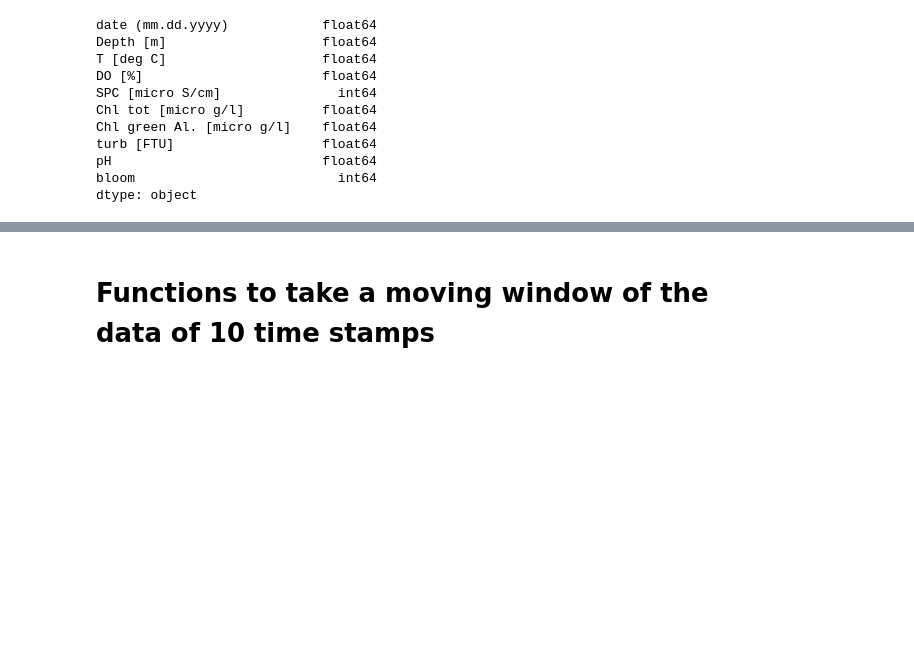
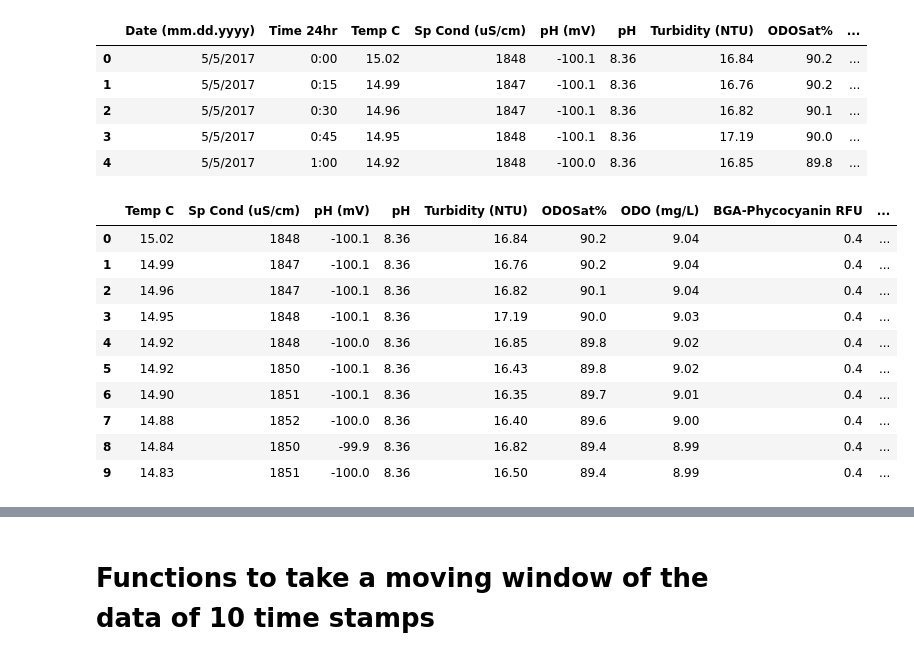
Before and after one commit to mccomackjp/algae-bloom-prediction, a Jupyter notebook: notebooks/models/New_CNN_with_keras.ipynb, the cells around one changed output, grey strips where cells are left out. Cells and saved outputs as stored; diff of their text form; code cells hidden in the pictures; blank space fills up the shorter version.

```diff
--- a/notebooks/models/New_CNN_with_keras.ipynb
+++ b/notebooks/models/New_CNN_with_keras.ipynb
@@ -47,20 +46,34 @@ dataset.head(5)
 # %%
 from datetime import datetime
 
-dataset['date (mm.dd.yyyy)'] = pd.to_datetime(dataset['date (mm.dd.yyyy)'])
-
+timestamp = dataset['Date (mm.dd.yyyy)'] + ' '+ dataset['Time 24hr']
+timestamp = pd.to_datetime(timestamp)
+dataset['Timestamp'] = timestamp
+dataset.head()
 #converts the date object to a numerical representation of that object
-dataset['date (mm.dd.yyyy)'] = (dataset['date (mm.dd.yyyy)'] - dataset['date (mm.dd.yyyy)'].min()) / np.timedelta64(1,'D')
-dataset.dtypes
+#dataset['date (mm.dd.yyyy)'] = (dataset['date (mm.dd.yyyy)'] - dataset['date (mm.dd.yyyy)'].min()) / np.timedelta64(1,'D')
+#dataset.dtypes
 # %% [output]
-date (mm.dd.yyyy)            float64
-Depth [m]                    float64
-T [deg C]                    float64
-DO [%]                       float64
-SPC [micro S/cm]               int64
-Chl tot [micro g/l]          float64
-Chl green Al. [micro g/l]    float64
-turb [FTU]                   float64
-pH                           float64
-bloom                          int64
-dtype: object
+|  | Date (mm.dd.yyyy) | Time 24hr | Temp C | Sp Cond (uS/cm) | pH (mV) | pH | Turbidity (NTU) | ODOSat% | ... |
+| 0 | 5/5/2017 | 0:00 | 15.02 | 1848 | -100.1 | 8.36 | 16.84 | 90.2 | ... |
+| 1 | 5/5/2017 | 0:15 | 14.99 | 1847 | -100.1 | 8.36 | 16.76 | 90.2 | ... |
+| 2 | 5/5/2017 | 0:30 | 14.96 | 1847 | -100.1 | 8.36 | 16.82 | 90.1 | ... |
+| 3 | 5/5/2017 | 0:45 | 14.95 | 1848 | -100.1 | 8.36 | 17.19 | 90.0 | ... |
+| 4 | 5/5/2017 | 1:00 | 14.92 | 1848 | -100.0 | 8.36 | 16.85 | 89.8 | ... |
+# %%
+# dont need data and time now that we have Timestamp. Lets remove them
+
+dataset = dataset.drop(columns=['Date (mm.dd.yyyy)', 'Time 24hr'])
+dataset.head(10)
+# %% [output]
+|  | Temp C | Sp Cond (uS/cm) | pH (mV) | pH | Turbidity (NTU) | ODOSat% | ODO (mg/L) | BGA-Phycocyanin RFU | ... |
+| 0 | 15.02 | 1848 | -100.1 | 8.36 | 16.84 | 90.2 | 9.04 | 0.4 | ... |
+| 1 | 14.99 | 1847 | -100.1 | 8.36 | 16.76 | 90.2 | 9.04 | 0.4 | ... |
+| 2 | 14.96 | 1847 | -100.1 | 8.36 | 16.82 | 90.1 | 9.04 | 0.4 | ... |
+| 3 | 14.95 | 1848 | -100.1 | 8.36 | 17.19 | 90.0 | 9.03 | 0.4 | ... |
+| 4 | 14.92 | 1848 | -100.0 | 8.36 | 16.85 | 89.8 | 9.02 | 0.4 | ... |
+| 5 | 14.92 | 1850 | -100.1 | 8.36 | 16.43 | 89.8 | 9.02 | 0.4 | ... |
+| 6 | 14.90 | 1851 | -100.1 | 8.36 | 16.35 | 89.7 | 9.01 | 0.4 | ... |
+| 7 | 14.88 | 1852 | -100.0 | 8.36 | 16.40 | 89.6 | 9.00 | 0.4 | ... |
+| 8 | 14.84 | 1850 | -99.9 | 8.36 | 16.82 | 89.4 | 8.99 | 0.4 | ... |
+| 9 | 14.83 | 1851 | -100.0 | 8.36 | 16.50 | 89.4 | 8.99 | 0.4 | ... |
```
Also changed, not shown: parts of 22 cells of this notebook.
